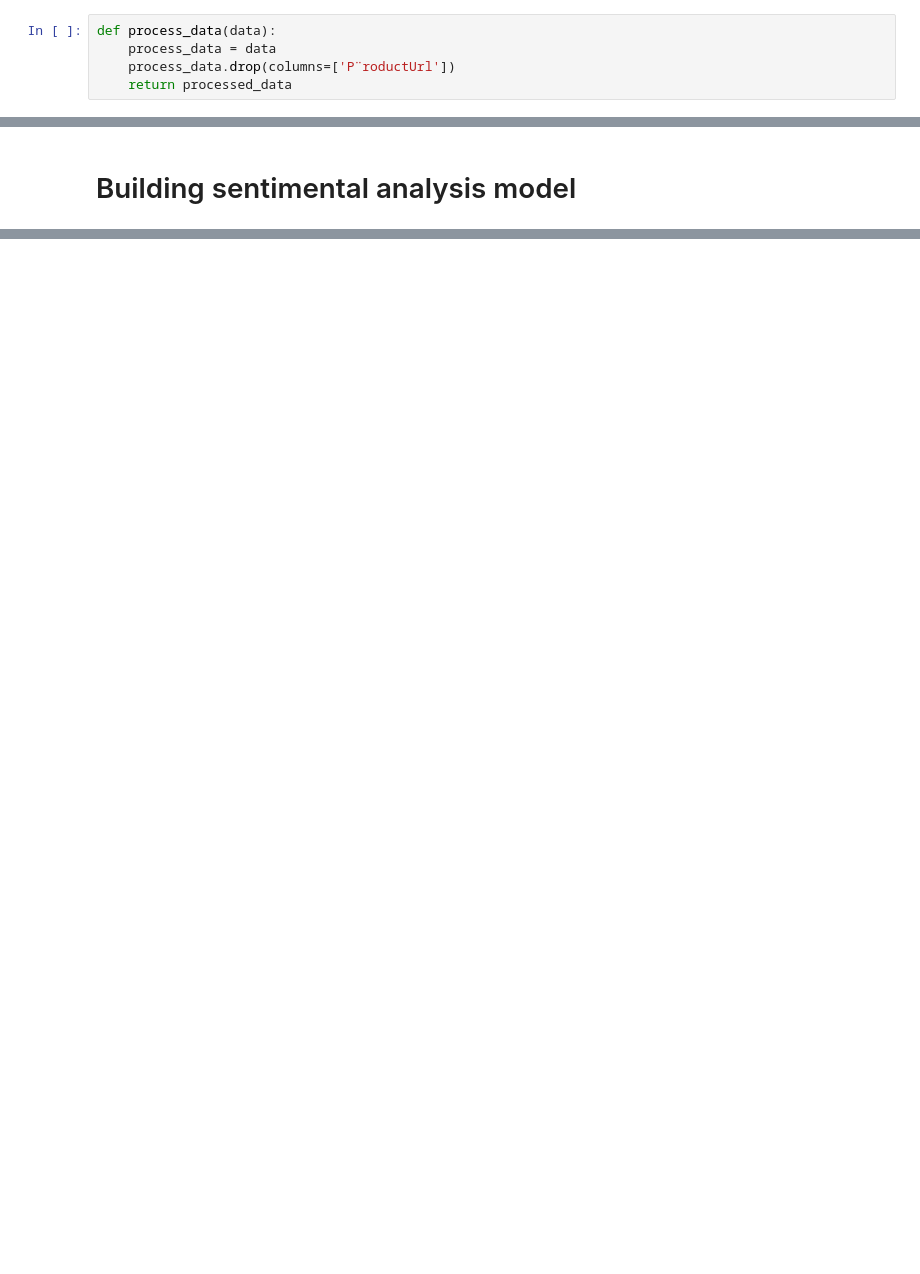
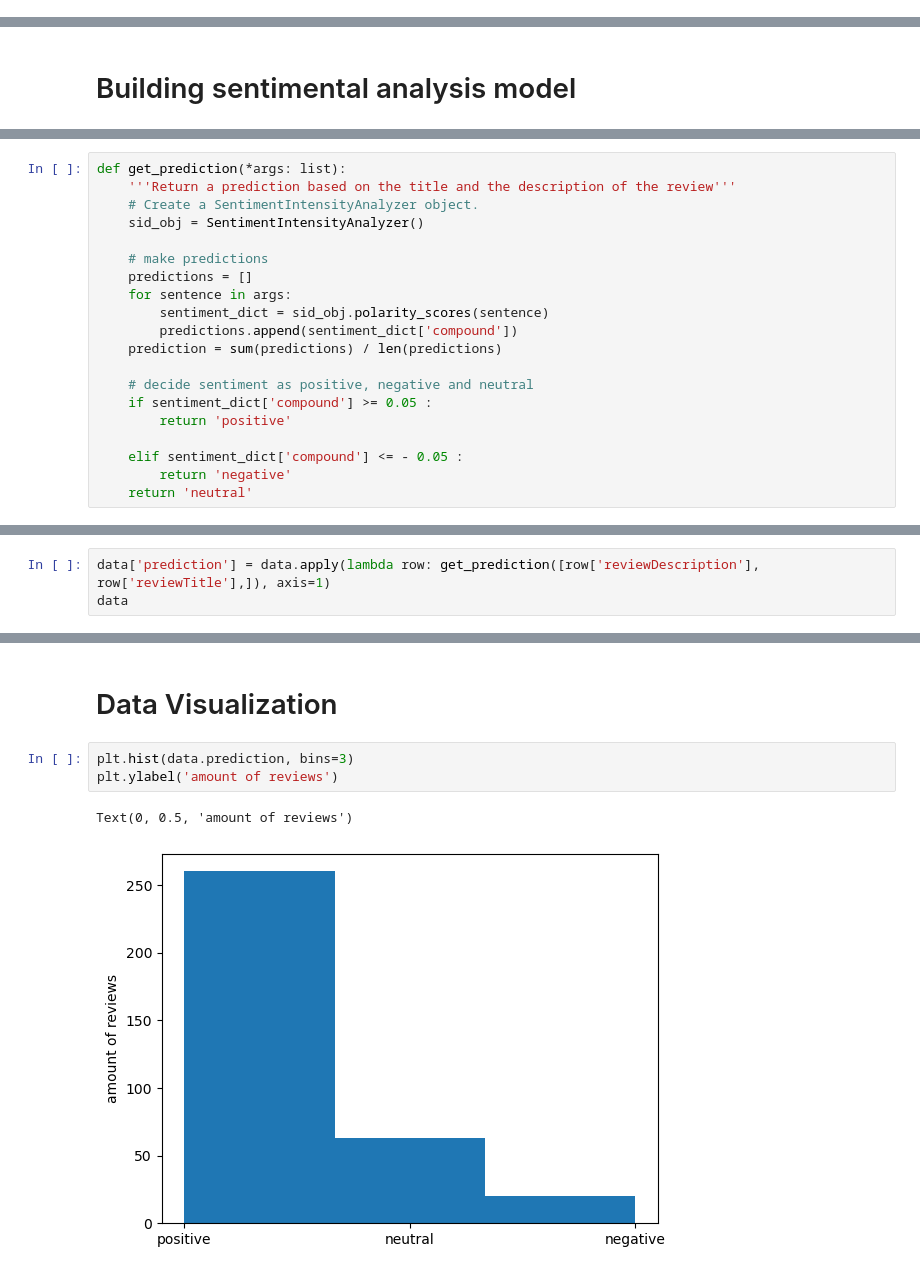
Before and after one commit to estavillo97/sentiment_analysis_model, a Jupyter notebook: JP Estavillo Sentiment Analysis Model.ipynb, the cells around one changed output, grey strips where cells are left out. Saved outputs shown, nothing was run; the diff lists cells and outputs as text; blank space fills up the shorter version.

```diff
--- a/JP Estavillo Sentiment Analysis Model.ipynb
+++ b/JP Estavillo Sentiment Analysis Model.ipynb
@@ -6,7 +10,2 @@ import numpy as np
 # %% [markdown]
 # Loading and processing data
-# %%
-def process_data(data):
-    process_data = data
-    process_data.drop(columns=['P¨roductUrl'])
-    return processed_data
@@ -42,0 +64,20 @@ def predict_review(review):
+# %%
+def get_prediction(*args: list):
+    '''Return a prediction based on the title and the description of the review'''
+    # Create a SentimentIntensityAnalyzer object.
+    sid_obj = SentimentIntensityAnalyzer()
+
+    # make predictions
+    predictions = []
+    for sentence in args:
+        sentiment_dict = sid_obj.polarity_scores(sentence)
+        predictions.append(sentiment_dict['compound'])
+    prediction = sum(predictions) / len(predictions)
+
+    # decide sentiment as positive, negative and neutral
+    if sentiment_dict['compound'] >= 0.05 :
+        return 'positive'
+
+    elif sentiment_dict['compound'] <= - 0.05 :
+        return 'negative'
+    return 'neutral'
@@ -42,0 +86,3 @@ def predict_review(review):
+# %%
+data['prediction'] = data.apply(lambda row: get_prediction([row['reviewDescription'], row['reviewTitle'],]), axis=1)
+data
@@ -42,0 +104,8 @@ def predict_review(review):
+# %% [markdown]
+# Data Visualization
+# %%
+plt.hist(data.prediction, bins=3)
+plt.ylabel('amount of reviews')
+# %% [output]
+Text(0, 0.5, 'amount of reviews')
+[figure, added]
```
Also changed, not shown: parts of 26 cells of this notebook.
